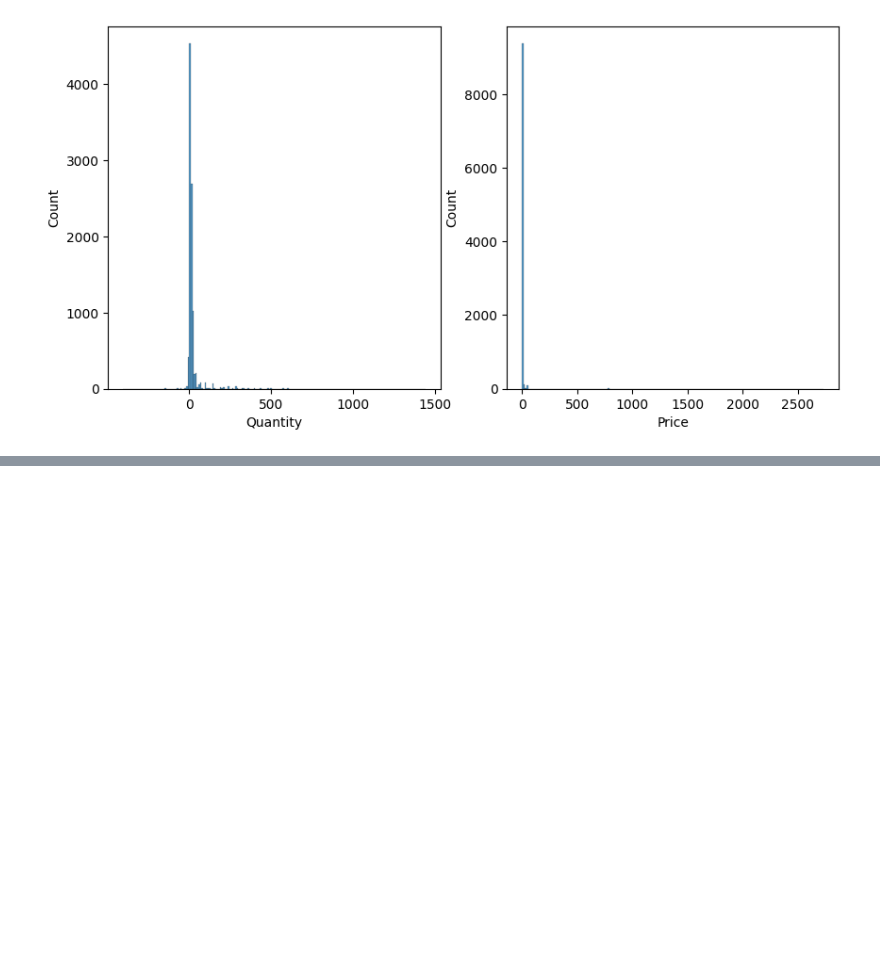
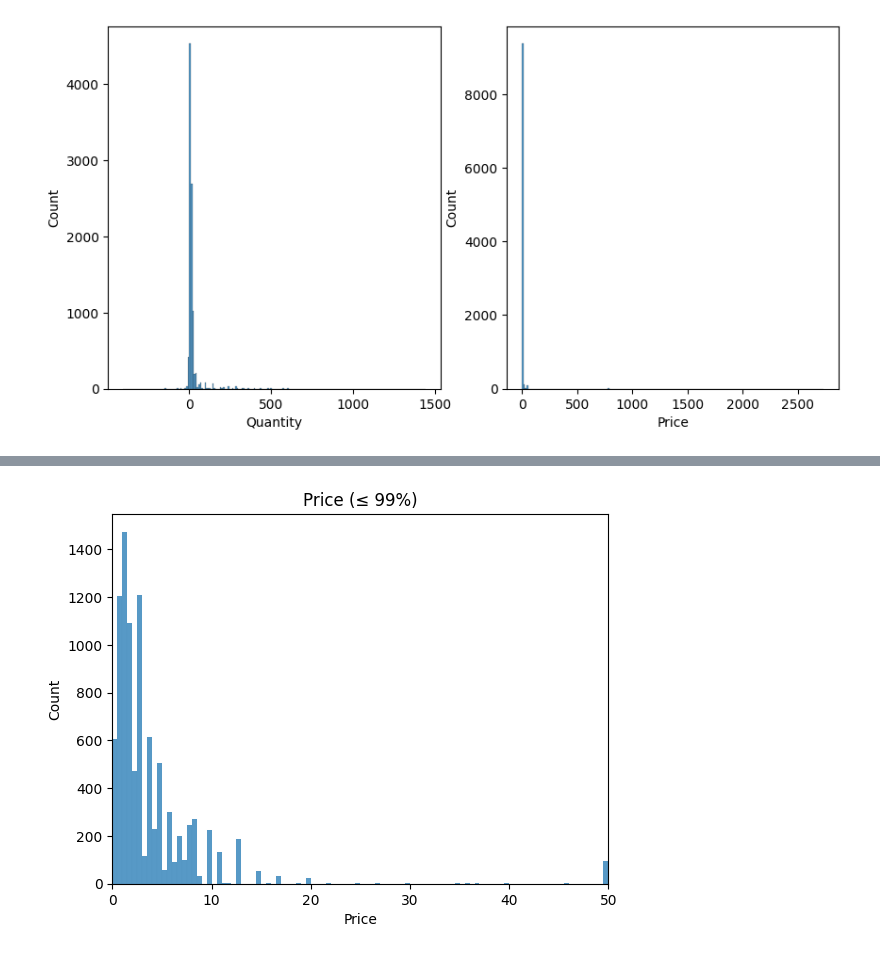
Before and after one commit to Ri-Dearg/ca2-market-retail, a Jupyter notebook: ca2-market-retail.ipynb, the cells around one changed output, grey strips where cells are left out. Drawn from its saved outputs; the diff is of its cells as text; code cells hidden in the pictures; blank space fills up the shorter version.

```diff
--- a/ca2-market-retail.ipynb
+++ b/ca2-market-retail.ipynb
@@ -160,0 +177,11 @@ multi_row_plot(sns.histplot, eire_data[['Quantity', 'Price']], grid=(1,2), size=
+# %%
+# Visualisation of the quantity within the 99th Percentile
+sns.histplot(
+    eire_data["Price"],
+    binwidth=0.5
+)
+plt.xlim(0, eire_data["Price"].quantile(0.99))
+plt.title("Price (≤ 99%)")
+plt.show()
+# %% [output]
+[figure, added]
```
Also changed, not shown: parts of 5 cells of this notebook.
